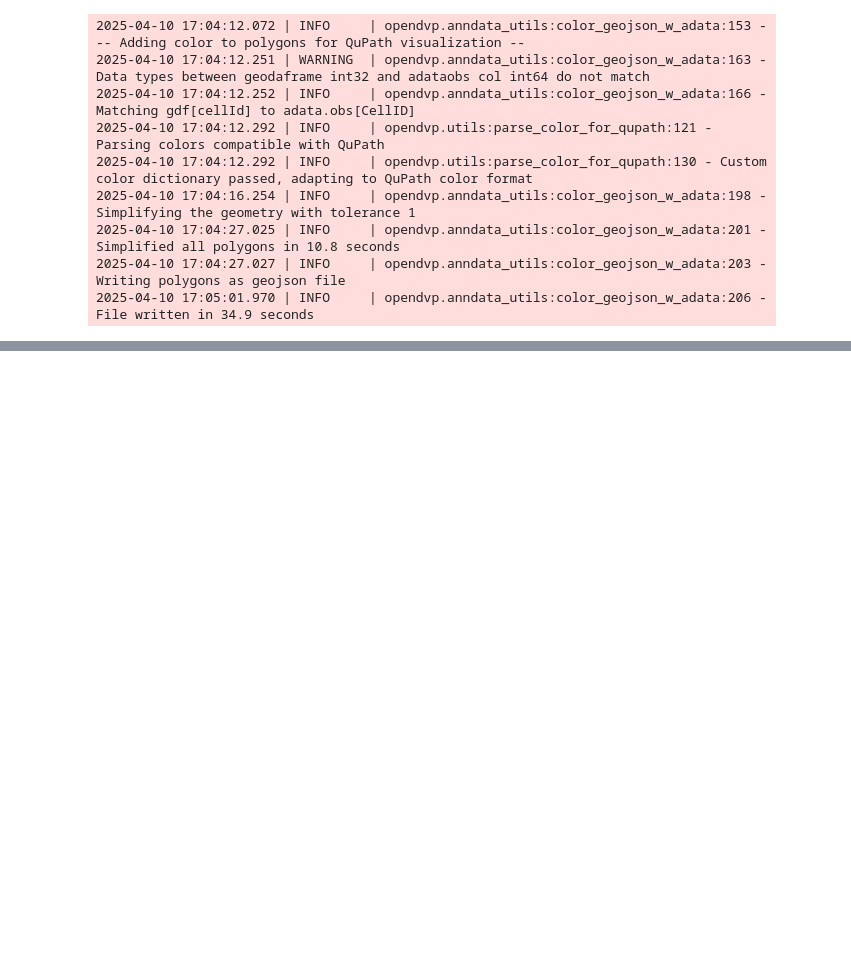
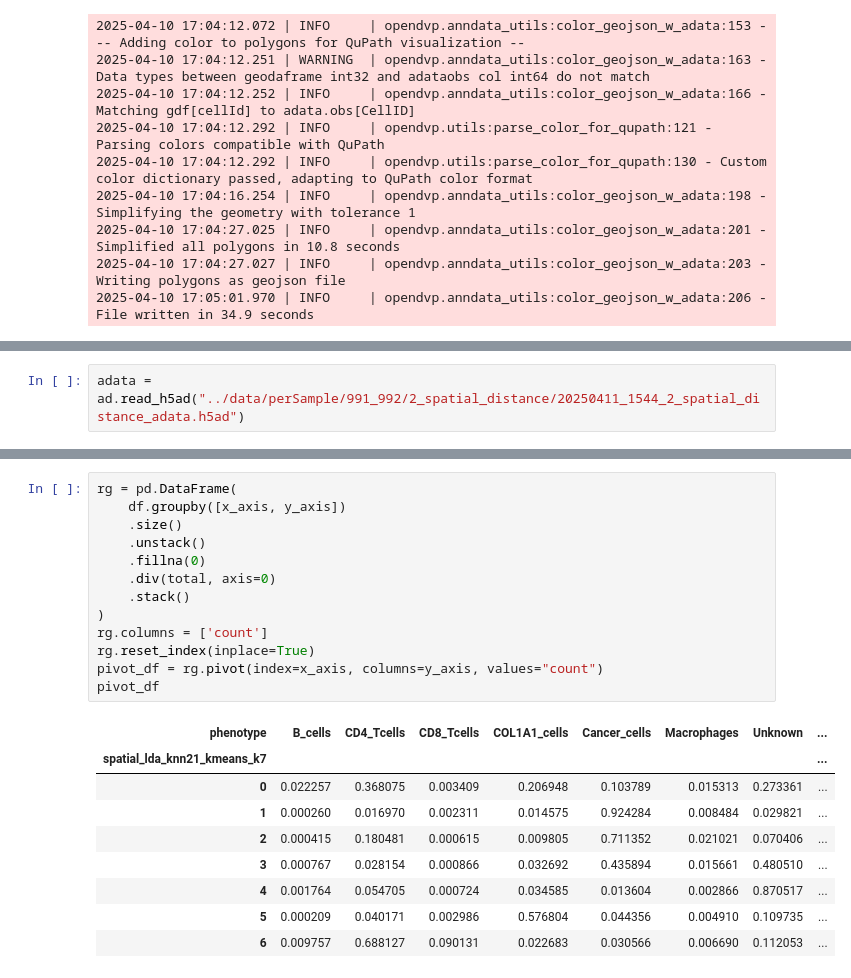
Before and after one commit to josenimo/P26_DA, a Jupyter notebook: nbs/4_CellularNeighborhoods_991_992.ipynb, the cells around one changed output, grey strips where cells are left out. Saved outputs shown, nothing was run; the diff lists cells and outputs as text; blank space fills up the shorter version.

```diff
--- a/nbs/4_CellularNeighborhoods_991_992.ipynb
+++ b/nbs/4_CellularNeighborhoods_991_992.ipynb
@@ -343,0 +344,2 @@ anndata_utils.adataobs_to_voronoi_geojson(
+# %%
+adata = ad.read_h5ad("../data/perSample/991_992/2_spatial_distance/20250411_1544_2_spatial_distance_adata.h5ad")
@@ -343,0 +500,23 @@ anndata_utils.adataobs_to_voronoi_geojson(
+# %%
+rg = pd.DataFrame(
+    df.groupby([x_axis, y_axis])
+    .size()
+    .unstack()
+    .fillna(0)
+    .div(total, axis=0)
+    .stack()
+)
+rg.columns = ['count']
+rg.reset_index(inplace=True)
+pivot_df = rg.pivot(index=x_axis, columns=y_axis, values="count")
+pivot_df
+# %% [output]
+| phenotype | B_cells | CD4_Tcells | CD8_Tcells | COL1A1_cells | Cancer_cells | Macrophages | Unknown | ... |
+| spatial_lda_knn21_kmeans_k7 |  |  |  |  |  |  |  | ... |
+| 0 | 0.022257 | 0.368075 | 0.003409 | 0.206948 | 0.103789 | 0.015313 | 0.273361 | ... |
+| 1 | 0.000260 | 0.016970 | 0.002311 | 0.014575 | 0.924284 | 0.008484 | 0.029821 | ... |
+| 2 | 0.000415 | 0.180481 | 0.000615 | 0.009805 | 0.711352 | 0.021021 | 0.070406 | ... |
+| 3 | 0.000767 | 0.028154 | 0.000866 | 0.032692 | 0.435894 | 0.015661 | 0.480510 | ... |
+| 4 | 0.001764 | 0.054705 | 0.000724 | 0.034585 | 0.013604 | 0.002866 | 0.870517 | ... |
+| 5 | 0.000209 | 0.040171 | 0.002986 | 0.576804 | 0.044356 | 0.004910 | 0.109735 | ... |
+| 6 | 0.009757 | 0.688127 | 0.090131 | 0.022683 | 0.030566 | 0.006690 | 0.112053 | ... |
```
Also changed, not shown: parts of 21 cells of this notebook, 4 other files.
